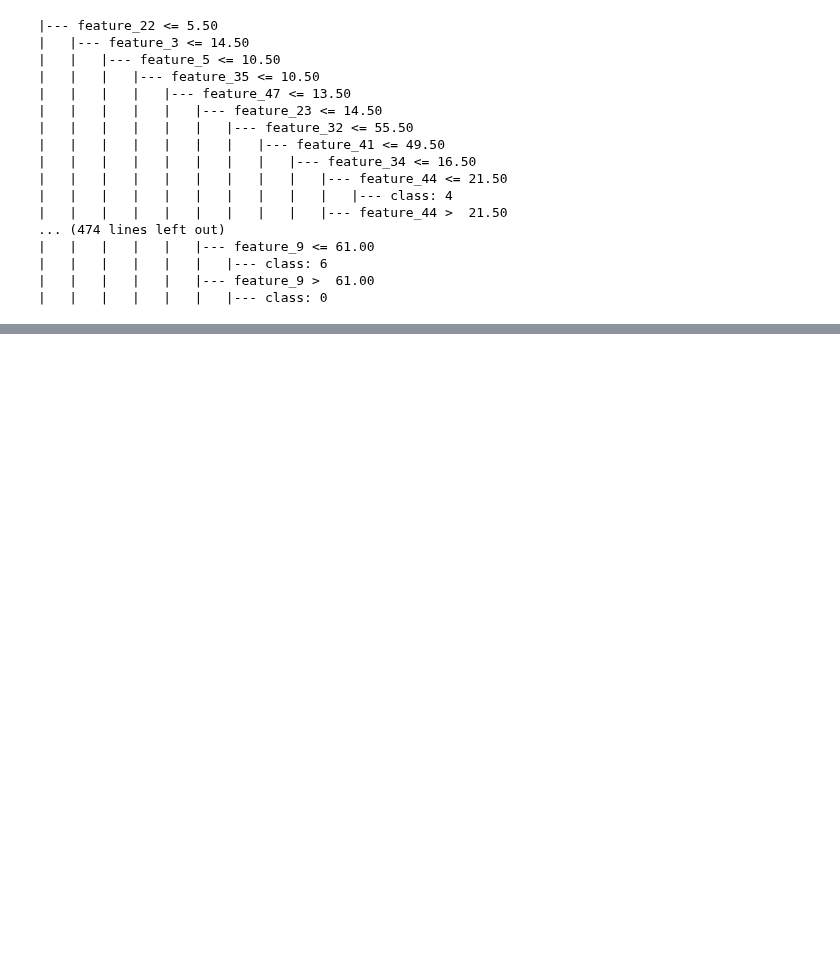
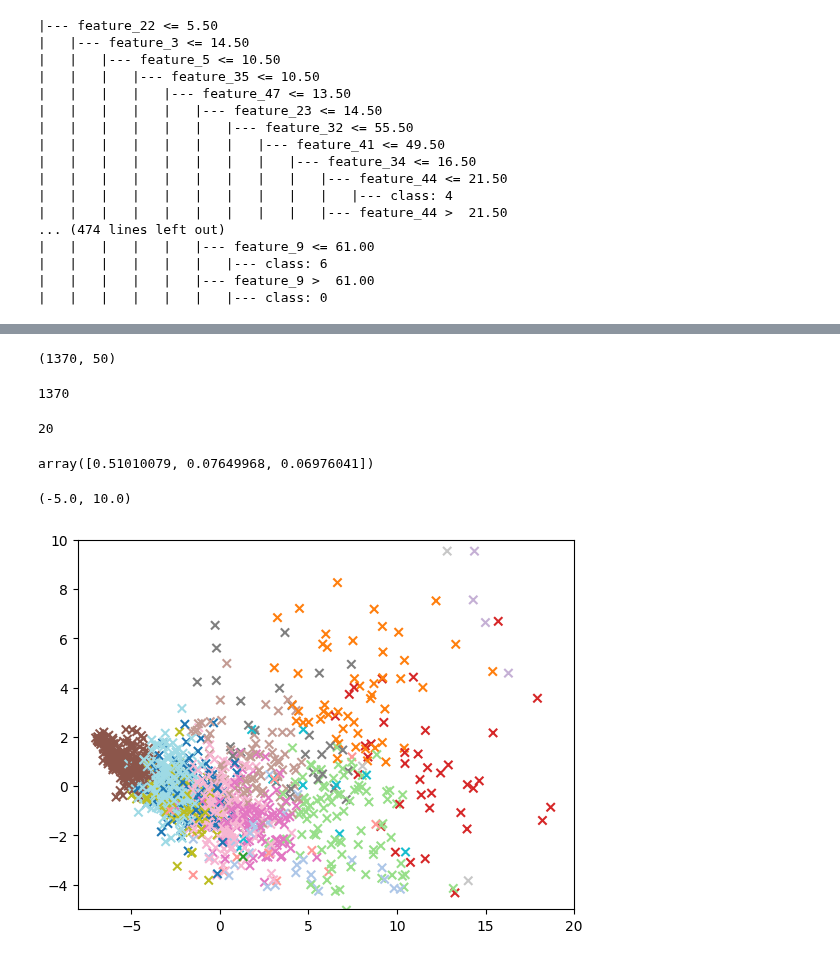
Before and after one commit to Revanchist317/ATiML-Project, a Jupyter notebook: PASCAL_constrained_clustering.ipynb, the cells around one changed output, grey strips where cells are left out. Saved outputs shown, nothing was run; the diff lists cells and outputs as text; code cells hidden in the pictures; blank space fills up the shorter version.

```diff
--- a/PASCAL_constrained_clustering.ipynb
+++ b/PASCAL_constrained_clustering.ipynb
@@ -995,0 +1006,12 @@ print(text_representation)
+# %%
+tfidf.shape
+# %% [output]
+(1370, 50)
+# %%
+len(clusters_VBOW)
+# %% [output]
+1370
+# %%
+len(centres_VBOW)
+# %% [output]
+20
@@ -995,0 +1022,15 @@ print(text_representation)
+# %%
+transformed_tfidf = StandardScaler().fit_transform(tfidf)
+pca = PCA(n_components=3)
+pca.fit(transformed_tfidf)
+PCs = pca.fit_transform(transformed_tfidf)
+pca.explained_variance_ratio_
+# %% [output]
+array([0.51010079, 0.07649968, 0.06976041])
+# %%
+plt.scatter(PCs[:, 0], PCs[:, 1], c=clusters_VBOW, marker="x", cmap='tab20')
+plt.xlim(-8, 20)
+plt.ylim(-5, 10)
+# %% [output]
+(-5.0, 10.0)
+[figure, added]
```
Also changed, not shown: parts of 12 cells of this notebook.
